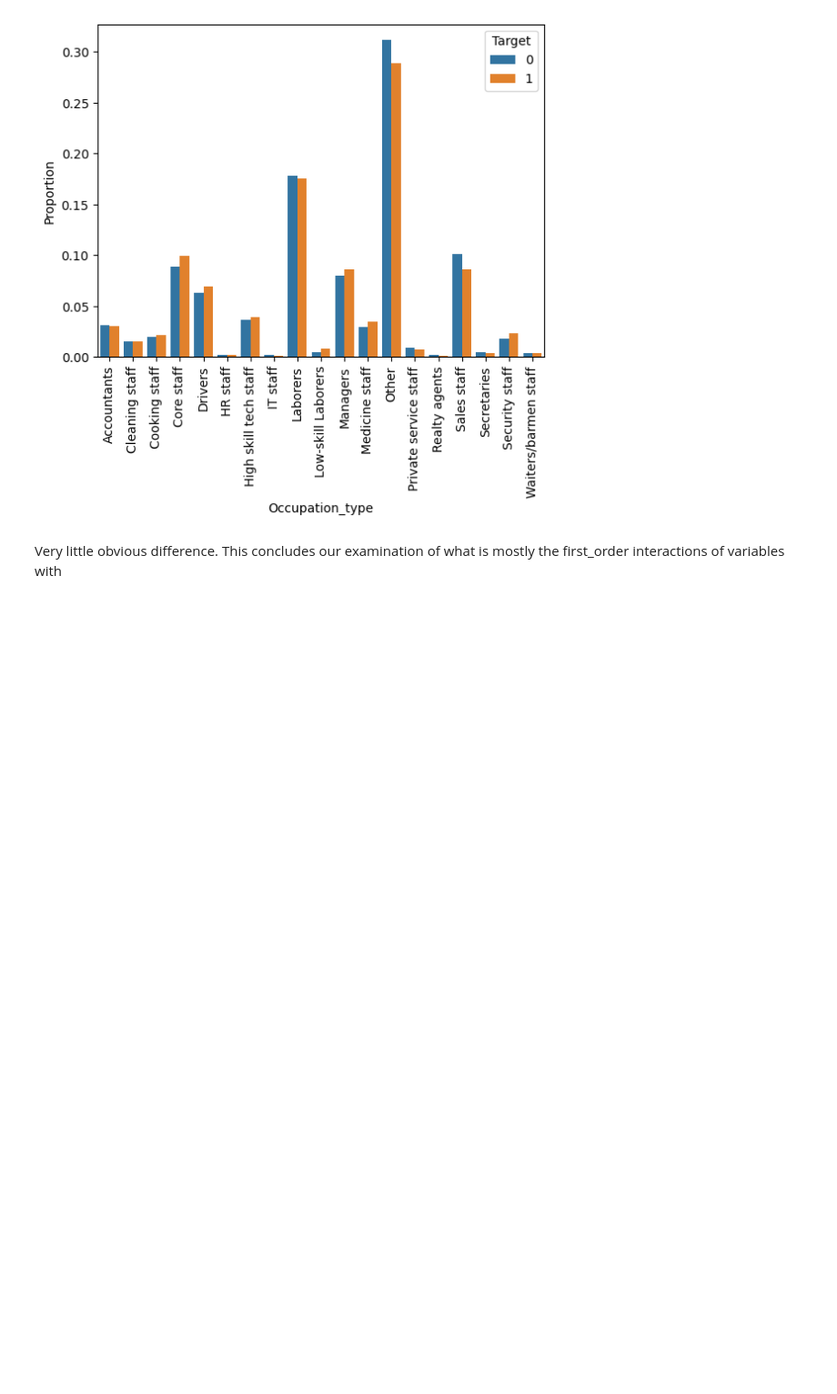
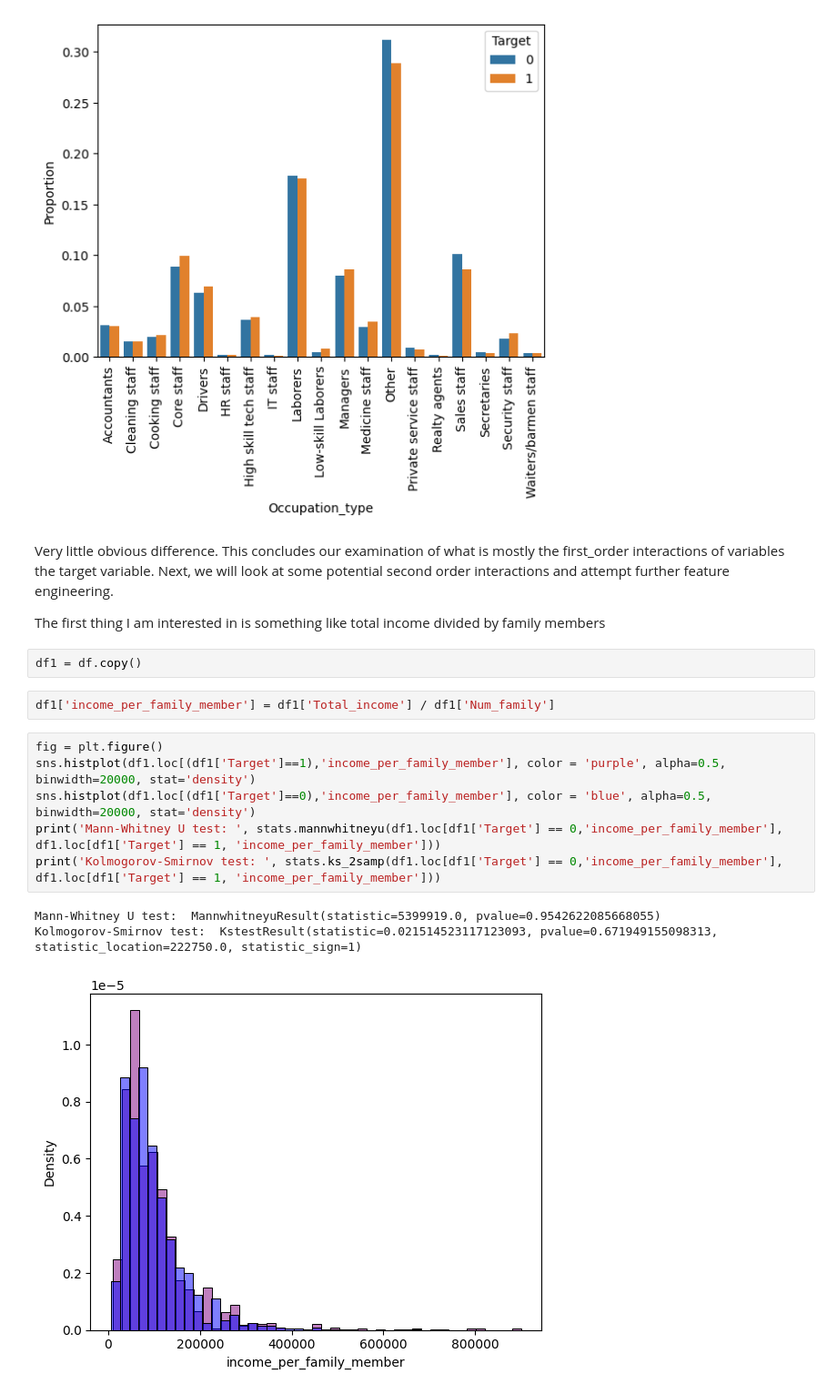
Before and after one commit to NIGHTF1RE/NaturalLanguageProcessing, a Jupyter notebook: One-Shot Notebooks/Credit Card Eligibility/Credit Card Eligibility.ipynb, the cells around one changed output. Shown at 91% size. Cells and saved outputs as stored; diff of their text form; blank space fills up the shorter version.

Commit message:
Further progress on credit card eligibility modeling

```diff
--- a/One-Shot Notebooks/Credit Card Eligibility/Credit Card Eligibility.ipynb
+++ b/One-Shot Notebooks/Credit Card Eligibility/Credit Card Eligibility.ipynb
@@ -259,4 +269,20 @@ _ = plt.xticks(rotation=90)
 # %% [output]
 [figure]
 # %% [markdown]
-Very little obvious difference. This concludes our examination of what is mostly the first_order interactions of variables with
+Very little obvious difference. This concludes our examination of what is mostly the first_order interactions of variables the target variable. Next, we will look at some potential second order interactions and attempt further feature engineering.
+
+The first thing I am interested in is something like total income divided by family members
+# %%
+df1 = df.copy()
+# %%
+df1['income_per_family_member'] = df1['Total_income'] / df1['Num_family']
+# %%
+fig = plt.figure()
+sns.histplot(df1.loc[(df1['Target']==1),'income_per_family_member'], color = 'purple', alpha=0.5, binwidth=20000, stat='density')
+sns.histplot(df1.loc[(df1['Target']==0),'income_per_family_member'], color = 'blue', alpha=0.5, binwidth=20000, stat='density')
+print('Mann-Whitney U test: ', stats.mannwhitneyu(df1.loc[df1['Target'] == 0,'income_per_family_member'], df1.loc[df1['Target'] == 1, 'income_per_family_member']))
+print('Kolmogorov-Smirnov test: ', stats.ks_2samp(df1.loc[df1['Target'] == 0,'income_per_family_member'], df1.loc[df1['Target'] == 1, 'income_per_family_member']))
+# %% [output]
+Mann-Whitney U test:  MannwhitneyuResult(statistic=5399919.0, pvalue=0.9542622085668055)
+Kolmogorov-Smirnov test:  KstestResult(statistic=0.021514523117123093, pvalue=0.671949155098313, statistic_location=222750.0, statistic_sign=1)
+[figure, added]
```
Also changed, not shown: parts of 17 cells of this notebook, 3 other files.
